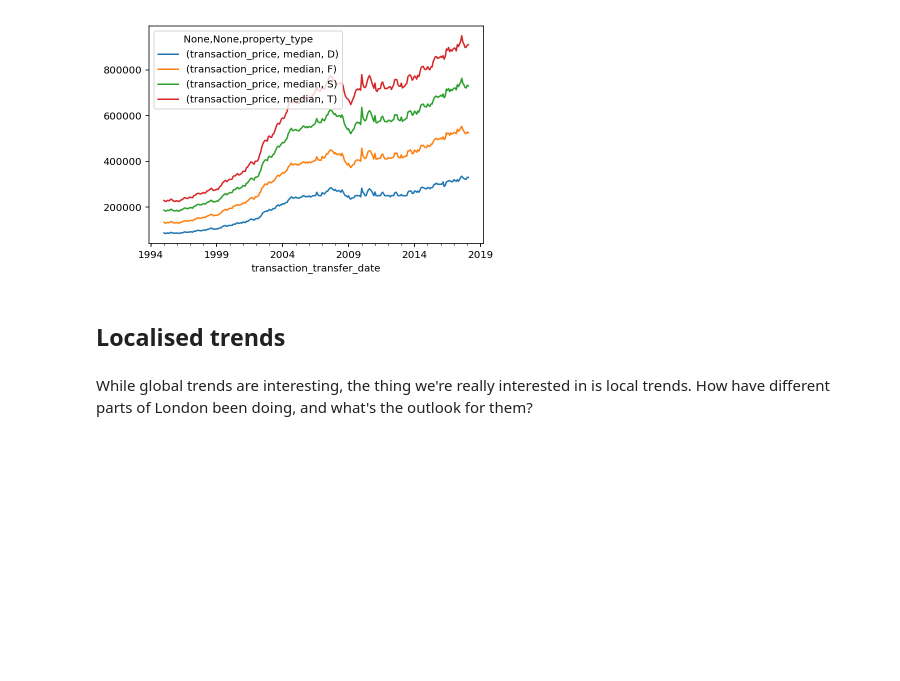
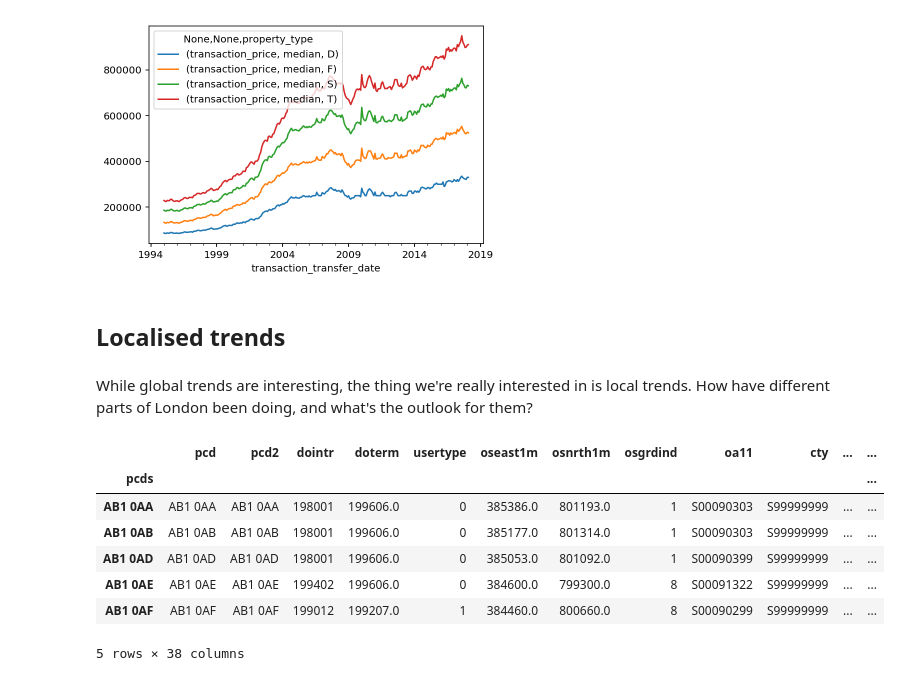
Before and after one commit to hnarayanan/homepricer, a Jupyter notebook: sandbox/notebooks/Exploratory Analysis.ipynb, the cells around one changed output. Drawn from its saved outputs; the diff is of its cells as text; code cells hidden in the pictures; blank space fills up the shorter version.

```diff
--- a/sandbox/notebooks/Exploratory Analysis.ipynb
+++ b/sandbox/notebooks/Exploratory Analysis.ipynb
@@ -131,5 +131,15 @@ monthly_prices_split_medians.unstack('property_type').plot(stacked=True)
 While global trends are interesting, the thing we're really interested in is local trends. How have different parts of London been doing, and what's the outlook for them?
 # %%
 postcode_locations = pd.read_csv('../../data/NSPL_FEB_2018_UK.csv').set_index('pcds')
+postcode_locations.head()
+# %% [output]
+|  | pcd | pcd2 | dointr | doterm | usertype | oseast1m | osnrth1m | osgrdind | oa11 | cty | ... | ... |
+| pcds |  |  |  |  |  |  |  |  |  |  |  | ... |
+| AB1 0AA | AB1 0AA | AB1 0AA | 198001 | 199606.0 | 0 | 385386.0 | 801193.0 | 1 | S00090303 | S99999999 | ... | ... |
+| AB1 0AB | AB1 0AB | AB1 0AB | 198001 | 199606.0 | 0 | 385177.0 | 801314.0 | 1 | S00090303 | S99999999 | ... | ... |
+| AB1 0AD | AB1 0AD | AB1 0AD | 198001 | 199606.0 | 0 | 385053.0 | 801092.0 | 1 | S00090399 | S99999999 | ... | ... |
+| AB1 0AE | AB1 0AE | AB1 0AE | 199402 | 199606.0 | 0 | 384600.0 | 799300.0 | 8 | S00091322 | S99999999 | ... | ... |
+| AB1 0AF | AB1 0AF | AB1 0AF | 199012 | 199207.0 | 1 | 384460.0 | 800660.0 | 8 | S00090299 | S99999999 | ... | ... |
+5 rows × 38 columns
 # %%
 wards = pd.read_csv('../../data/Ward names and codes UK as at 12_17.txt', sep='\t', encoding='latin-1').set_index('WD17CD')
```
Also changed, not shown: parts of 28 cells of this notebook, 1 other file.
